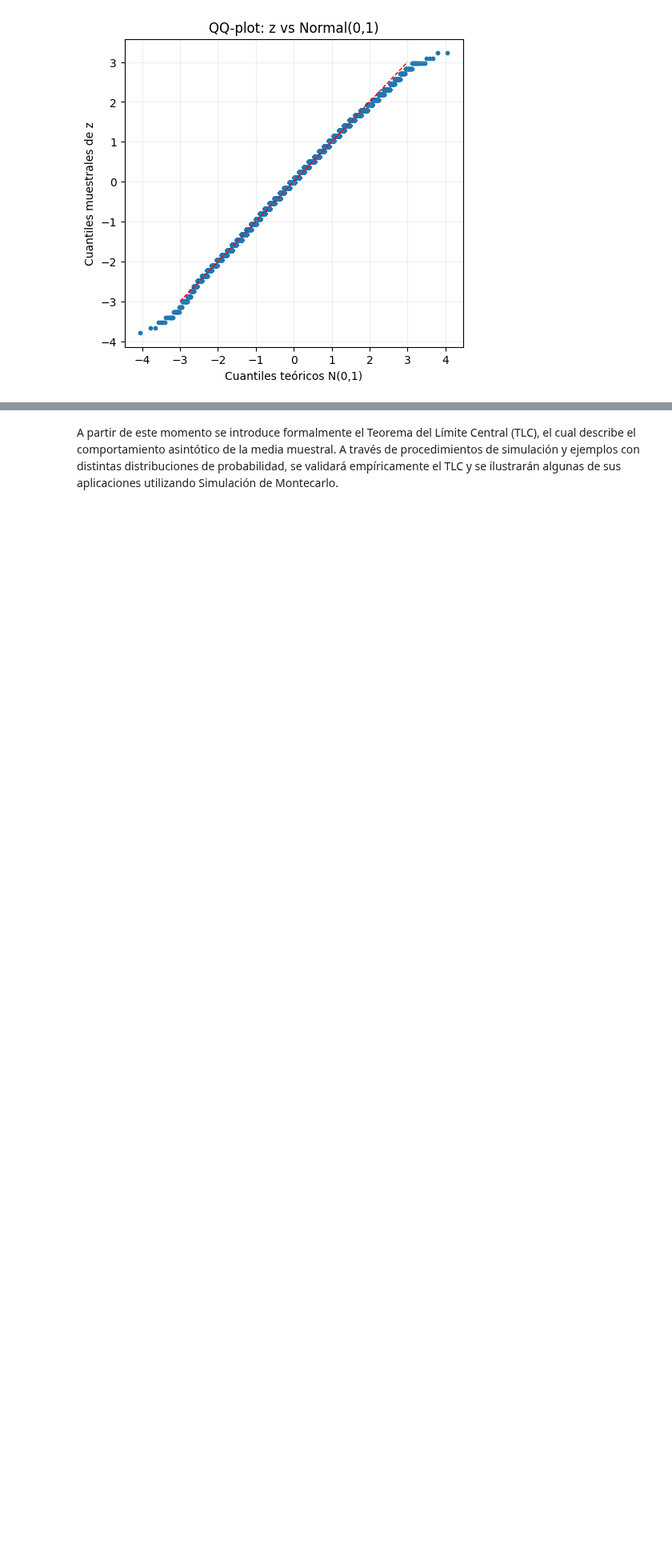
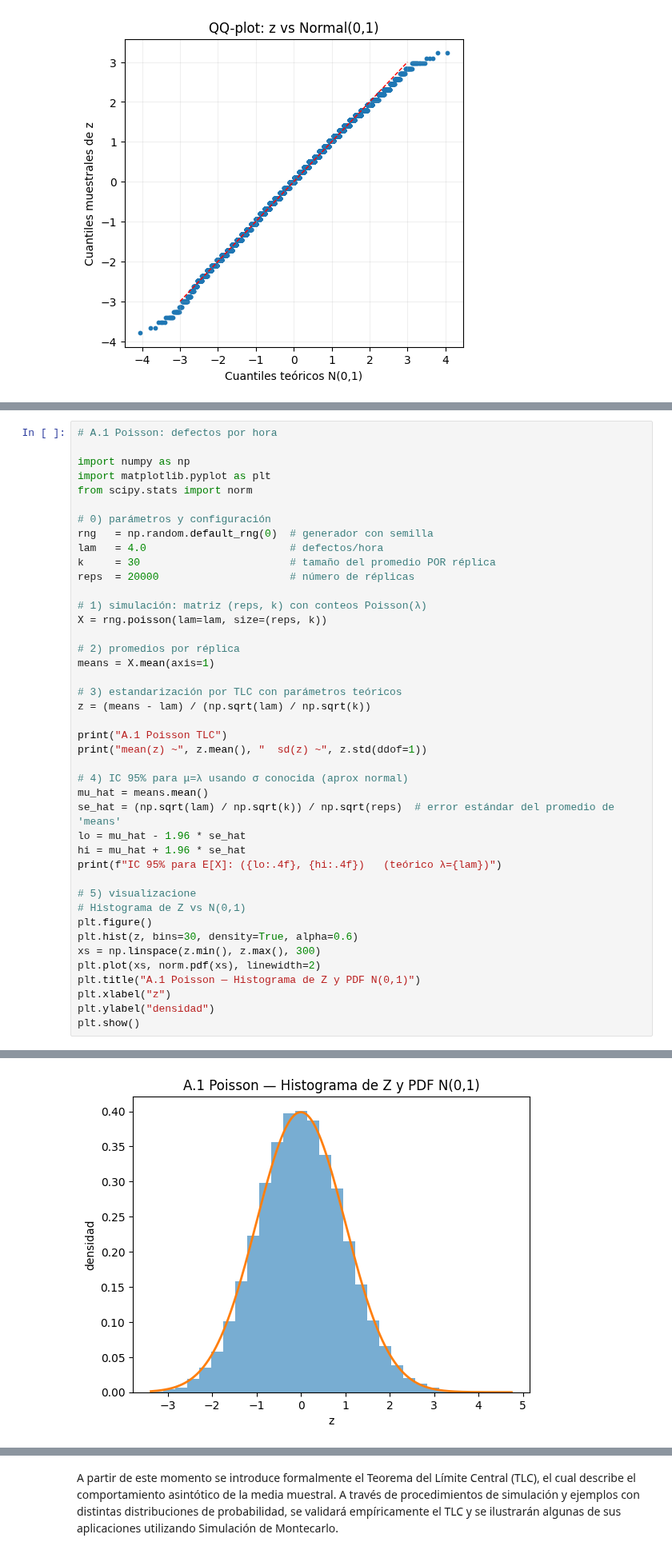
Before and after one commit to modelos-inst/LibroMoBI, a Jupyter notebook: content/complementarias/complementaria_tlc.ipynb, the cells around one changed output, grey strips where cells are left out. Shown at 80% size. Saved outputs shown, nothing was run; the diff lists cells and outputs as text; blank space fills up the shorter version.

```diff
--- a/content/complementarias/complementaria_tlc.ipynb
+++ b/content/complementarias/complementaria_tlc.ipynb
@@ -183,0 +218,43 @@ plt.grid(alpha=0.2)
+# %%
+# A.1 Poisson: defectos por hora
+
+import numpy as np
+import matplotlib.pyplot as plt
+from scipy.stats import norm
+
+# 0) parámetros y configuración
+rng   = np.random.default_rng(0)  # generador con semilla
+lam   = 4.0                       # defectos/hora
+k     = 30                        # tamaño del promedio POR réplica
+reps  = 20000                     # número de réplicas
+
+# 1) simulación: matriz (reps, k) con conteos Poisson(λ)
+X = rng.poisson(lam=lam, size=(reps, k))
+
+# 2) promedios por réplica
+means = X.mean(axis=1)
+
+# 3) estandarización por TLC con parámetros teóricos
+z = (means - lam) / (np.sqrt(lam) / np.sqrt(k))
+
+print("A.1 Poisson TLC")
+print("mean(z) ~", z.mean(), "  sd(z) ~", z.std(ddof=1))
+
+# 4) IC 95% para μ=λ usando σ conocida (aprox normal)
+mu_hat = means.mean()
+se_hat = (np.sqrt(lam) / np.sqrt(k)) / np.sqrt(reps)  # error estándar del promedio de 'means'
+lo = mu_hat - 1.96 * se_hat
+hi = mu_hat + 1.96 * se_hat
+print(f"IC 95% para E[X]: ({lo:.4f}, {hi:.4f})   (teórico λ={lam})")
+
+# 5) visualizacione
+# Histograma de Z vs N(0,1)
+plt.figure()
+plt.hist(z, bins=30, density=True, alpha=0.6)
+xs = np.linspace(z.min(), z.max(), 300)
+plt.plot(xs, norm.pdf(xs), linewidth=2)
+plt.title("A.1 Poisson — Histograma de Z y PDF N(0,1)")
+plt.xlabel("z")
+plt.ylabel("densidad")
+plt.show()
+# %% [output]
@@ -183,0 +264 @@ plt.grid(alpha=0.2)
+[figure, added]
```
Also changed, not shown: parts of 31 cells of this notebook, 2 other files.
